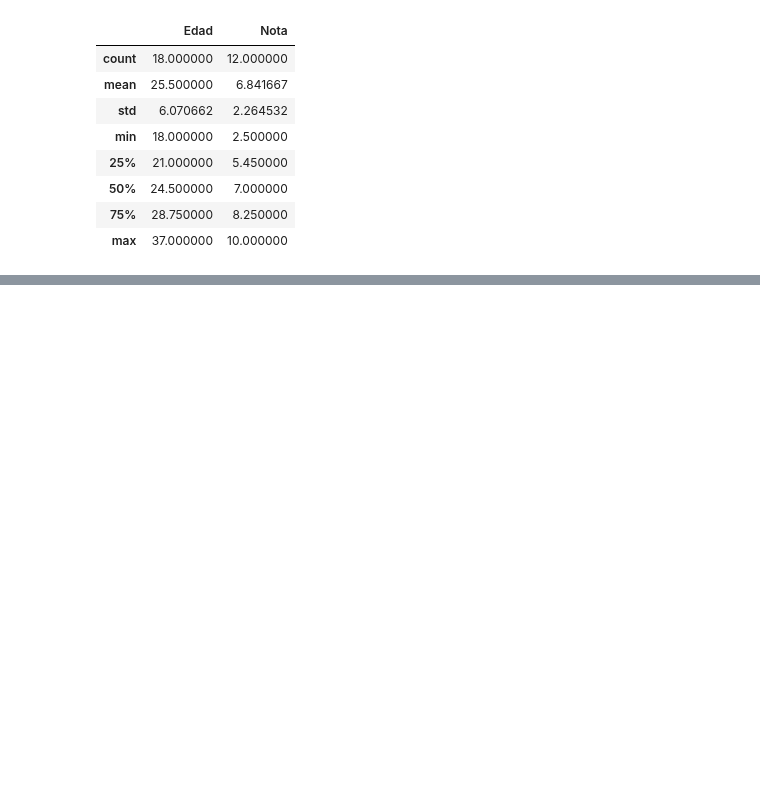
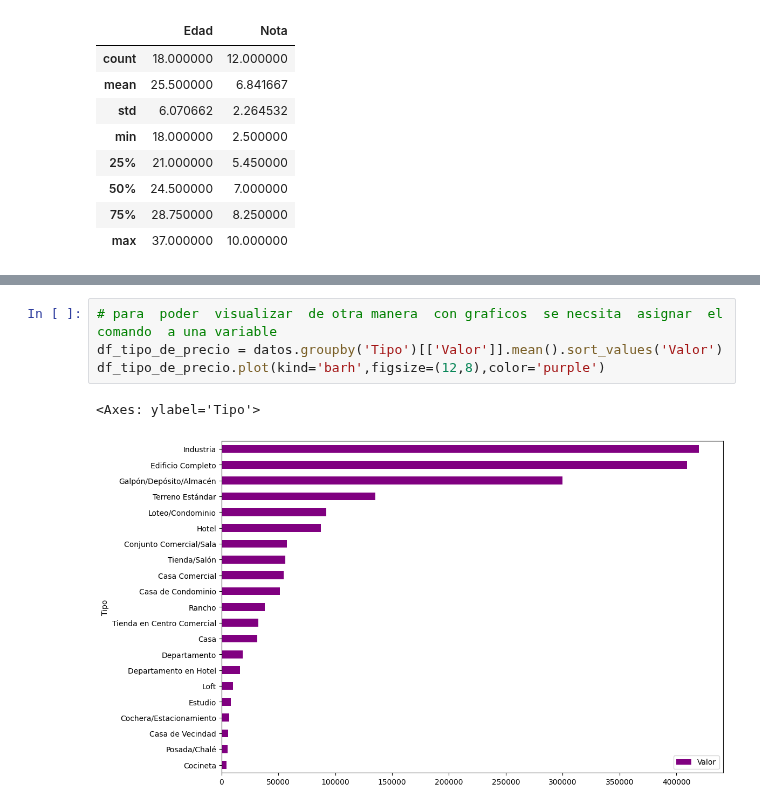
Before and after one commit to jorgevillegazz/SISTEMA-DE-REGISTRO, a Jupyter notebook: inmuebles_cdmx.ipynb, the cells around one changed output, grey strips where cells are left out. Saved outputs shown, nothing was run; the diff lists cells and outputs as text; blank space fills up the shorter version.

```diff
--- a/inmuebles_cdmx.ipynb
+++ b/inmuebles_cdmx.ipynb
@@ -378,0 +445,7 @@ listaEstudiantes.describe()
+# %%
+# para  poder  visualizar  de otra manera  con graficos  se necsita  asignar  el  comando  a una variable
+df_tipo_de_precio = datos.groupby('Tipo')[['Valor']].mean().sort_values('Valor')
+df_tipo_de_precio.plot(kind='barh',figsize=(12,8),color='purple')
+# %% [output]
+<Axes: ylabel='Tipo'>
+[figure, added]
```
Also changed, not shown: parts of 16 cells of this notebook.
